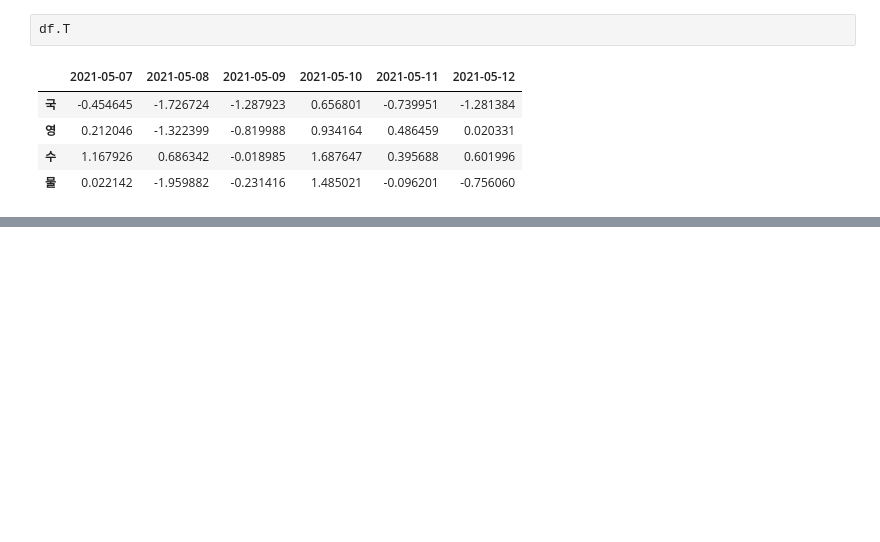
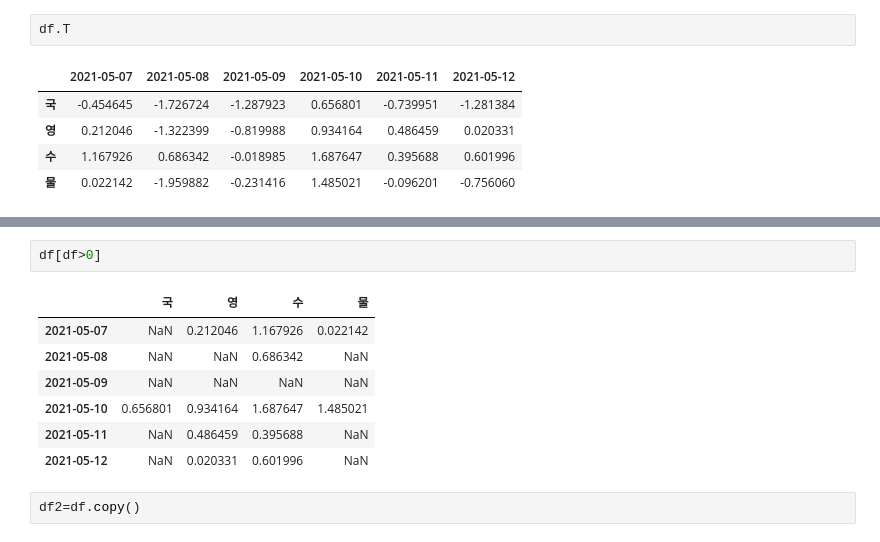
Before and after one commit to parksiwoo1/bmt_python, a Jupyter notebook: 9주차_실습.ipynb, the cells around one changed output, grey strips where cells are left out. Saved outputs shown, nothing was run; the diff lists cells and outputs as text; blank space fills up the shorter version.

```diff
--- a/9주차_실습.ipynb
+++ b/9주차_실습.ipynb
@@ -151,0 +252,12 @@ df.T
+# %%
+df[df>0]
+# %% [output]
+|  | 국 | 영 | 수 | 물 |
+| 2021-05-07 | NaN | 0.212046 | 1.167926 | 0.022142 |
+| 2021-05-08 | NaN | NaN | 0.686342 | NaN |
+| 2021-05-09 | NaN | NaN | NaN | NaN |
+| 2021-05-10 | 0.656801 | 0.934164 | 1.687647 | 1.485021 |
+| 2021-05-11 | NaN | 0.486459 | 0.395688 | NaN |
+| 2021-05-12 | NaN | 0.020331 | 0.601996 | NaN |
+# %%
+df2=df.copy()
```
Also changed, not shown: parts of 20 cells of this notebook.
